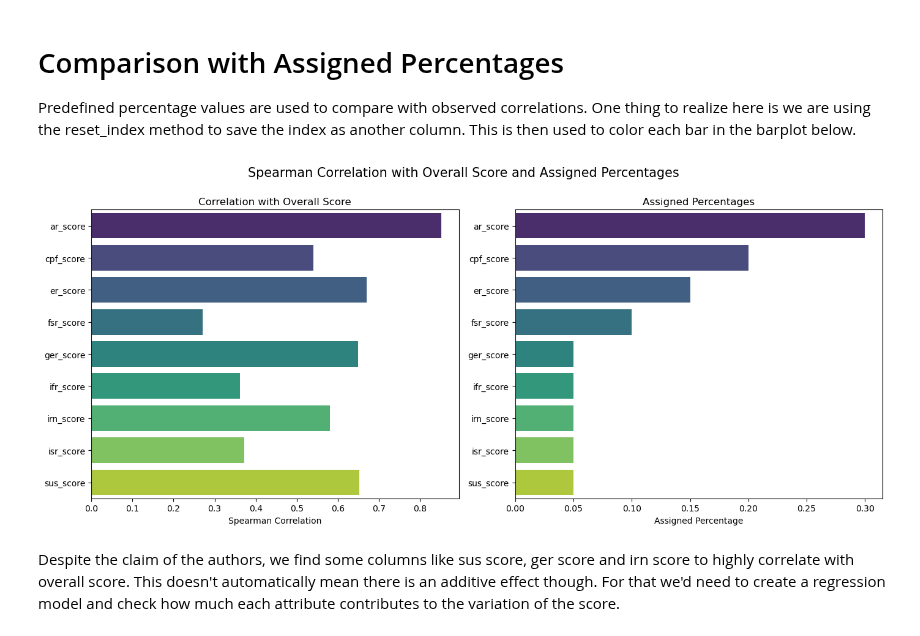
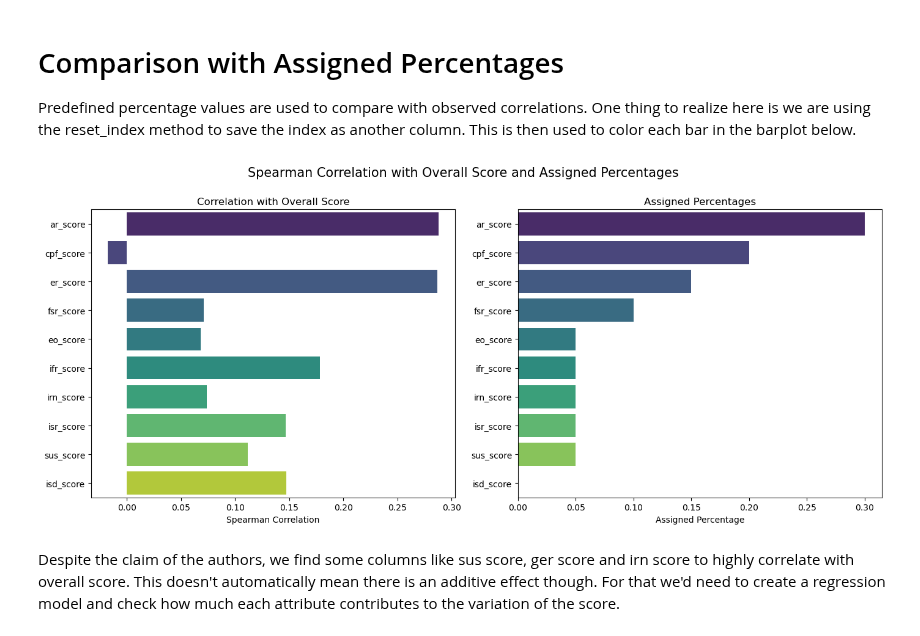
Before and after one commit to volgasezen/di501, a Jupyter notebook: Lab1/DI_501_Lab_1_with_answers.ipynb, the cells around one changed output. Cells and saved outputs as stored; diff of their text form; code cells hidden in the pictures.

```diff
--- a/Lab1/DI_501_Lab_1_with_answers.ipynb
+++ b/Lab1/DI_501_Lab_1_with_answers.ipynb
@@ -589,4 +540,6 @@ simplified.loc[:, 'location_code'] = simplified['location_code'].replace('UK', '
 # %% [markdown]
 Now we can apply our function to our location code column to get continents.
+# %%
+get_continent = lambda x: country_alpha2_to_continent_code(country_name_to_country_alpha2(x))
 # %%
-simplified.loc[:,'continent'] = simplified['location_code'].apply(country_alpha2_to_continent_code)
+simplified.loc[:,'continent'] = simplified['country'].apply(get_continent)
@@ -827,12 +787,12 @@ simplified = simplified.dropna(subset=['overall_score'] + num_cols[2:-1])
 # %%
 corrs = []
 p_values = []
-for col in num_cols[2:-1]:
+for col in num_cols[3:-1]:
     corr, p_val = spearmanr(simplified[col], simplified['overall_score'])
     corrs.append(corr)
     p_values.append(p_val)
 
-corr_df = pd.DataFrame({'Variable': num_cols[2:-1], 'Spearman Correlation': corrs, 'p-value': p_values})
+corr_df = pd.DataFrame({'Variable': num_cols[3:-1], 'Spearman Correlation': corrs, 'p-value': p_values})
 corr_df = corr_df.sort_values('Spearman Correlation', ascending=False).reset_index(drop=True)
 
 corr_df
@@ -910,30 +872,32 @@ corr_df
 Predefined percentage values are used to compare with observed correlations. One thing to realize here is we are using the reset_index method to save the index as another column. This is then used to color each bar in the barplot below.
 # %%
 
-perc = pd.Series([0.3, 0.15, 0.1, 0.2, 0.05, 0.05, 0.05, 0.05, 0.05], index=num_cols[2:-1])
+perc = pd.Series([0.3, 0.15, 0.1, 0.2, 0.05, 0.05, 0, 0.05, 0.05, 0.05], index=num_cols[3:-1])
 perc_df = perc.sort_index().reset_index()
 perc_df.columns = ['Variable', 'Percentage']
 # %%
 
 fig, axes = plt.subplots(1, 2, figsize=(14, 6))
 fig.suptitle('Spearman Correlation with Overall Score and Assigned Percentages', size=15, y=1)
 
-ordered_variables = perc_df['Variable'].tolist()
+ordered_perc = perc_df.sort_values('Percentage',ascending=False)
+
+ordered_variables = ordered_perc['Variable'].tolist()
 corr_df = corr_df.set_index('Variable').loc[ordered_variables].reset_index()
 
 sns.barplot(y='Variable', x='Spearman Correlation', orient='h', data=corr_df, ax=axes[0], hue='Variable', palette="viridis", legend=False)
 axes[0].set_xlabel('Spearman Correlation')
 axes[0].set_ylabel('')
 axes[0].set_title('Correlation with Overall Score')
 
-sns.barplot(y='Variable', x='Percentage', orient='h', data=perc_df, ax=axes[1], hue='Variable', palette="viridis", legend=False)
+sns.barplot(y='Variable', x='Percentage', orient='h', data=ordered_perc, ax=axes[1], hue='Variable', palette="viridis", legend=False)
 axes[1].set_xlabel('Assigned Percentage')
 axes[1].set_ylabel('')
 axes[1].set_title('Assigned Percentages')
 
 plt.tight_layout()
 plt.show()
 # %% [output]
-[figure, old version]
+[figure, new version]
 # %% [markdown]
 Despite the claim of the authors, we find some columns like sus score, ger score and irn score to highly correlate with overall score. This doesn't automatically mean there is an additive effect though. For that we'd need to create a regression model and check how much each attribute contributes to the variation of the score.
```
Also changed, not shown: parts of 77 cells of this notebook, 5 other files.
